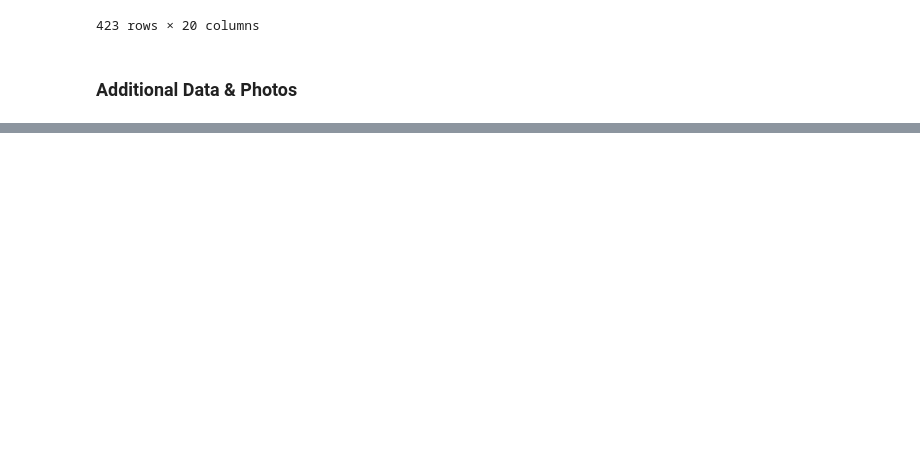
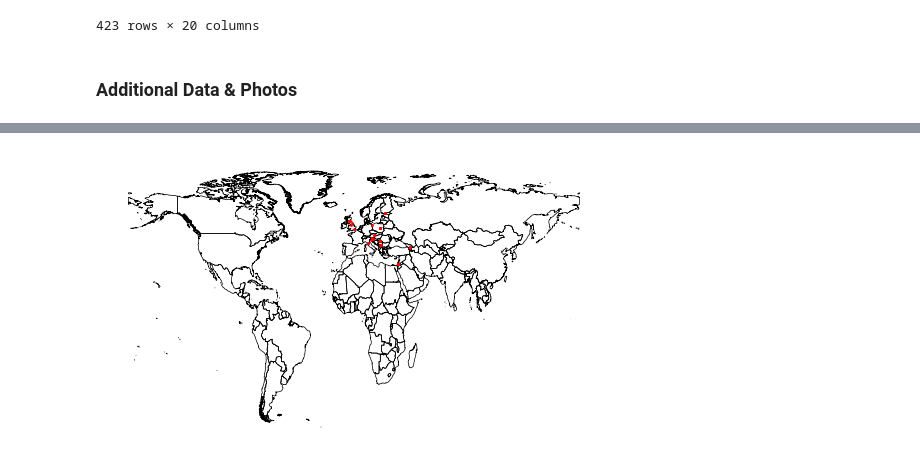
Before and after one commit to cankadir/Radical_Project, a Jupyter notebook: PY/230520_Data_Correction.ipynb, the cells around one changed output, grey strips where cells are left out. Saved outputs shown, nothing was run; the diff lists cells and outputs as text; code cells hidden in the pictures; blank space fills up the shorter version.

```diff
--- a/PY/230520_Data_Correction.ipynb
+++ b/PY/230520_Data_Correction.ipynb
@@ -165,0 +157,19 @@ array([0, 'Turkish consulate Salzburg', 'Ethno-Nationalist',
+# %%
+pd.set_option('display.max_columns', None )
+
+d83 = pd.read_excel( r"C:\Users\cansu\OneDrive\Desktop\dred_data_2\D 8.3 Template rev.xlsx" )
+d83['source'] = 'deradical'
+d83['source_2'] = '83'
+d83.columns = d83.columns.str.replace('Copyright','Caption')
+d83 = d83.drop( ['Number','lat','lon'] , axis=1 )
+# display(d83.head(2))
+
+d93 = pd.read_excel( r"C:\Users\cansu\OneDrive\Desktop\dred_data_2\D9.3 Data rev.xlsx" )
+d93['source'] = 'deradical'
+d93['source_2'] = '93'
+d93['lat'] = None
+d93['lon'] = None
+d93 = d93.drop( ['Column1','lat','lon'] , axis=1 )
+# display(d93.head(2))
+
+pd.concat( [d83,d93] ).head( 2 )
@@ -165,0 +180,10 @@ array([0, 'Turkish consulate Salzburg', 'Ethno-Nationalist',
+# %%
+import numpy as np
+locations = pd.read_excel( r"C:\Users\cansu\OneDrive\Desktop\dred_data_2\Locations_Coords.xlsx" )
+
+add_data = pd.concat( [d83,d93] )
+add_data = add_data.join( locations.set_index('Address') , on='Address' )
+
+add_data['uid'] = ["".join( np.random.choice( list('abcdefghjklmnoprstwxyz') , size=8 ) ) for i in range(len( add_data ))]
+
+add_data.head( 3 )
@@ -165,0 +195,16 @@ array([0, 'Turkish consulate Salzburg', 'Ethno-Nationalist',
+# %%
+import geopandas as gpd
+import matplotlib.pyplot as plt
+
+world = gpd.read_file( r"C:\Git_Repo\Radical_Project\radmap\radmap\public\data\world-administrative-boundaries_Clean4236.geojson" , crs=4326 )
+
+world.columns = world.columns.str.replace( 'name' , 'NAME' )
+
+add_geo_data = gpd.GeoDataFrame( add_data , geometry=gpd.points_from_xy( add_data.lon , add_data.lat ) , crs=4326 )
+
+fig,ax = plt.subplots()
+world.plot( ax=ax , fc='none', ec='black', lw=0.5 )
+add_geo_data.plot( ax=ax , fc='red' , markersize=1 )
+ax.axis('off');
+# %% [output]
+[figure, added]
```
Also changed, not shown: parts of 5 cells of this notebook, 1 other file.
